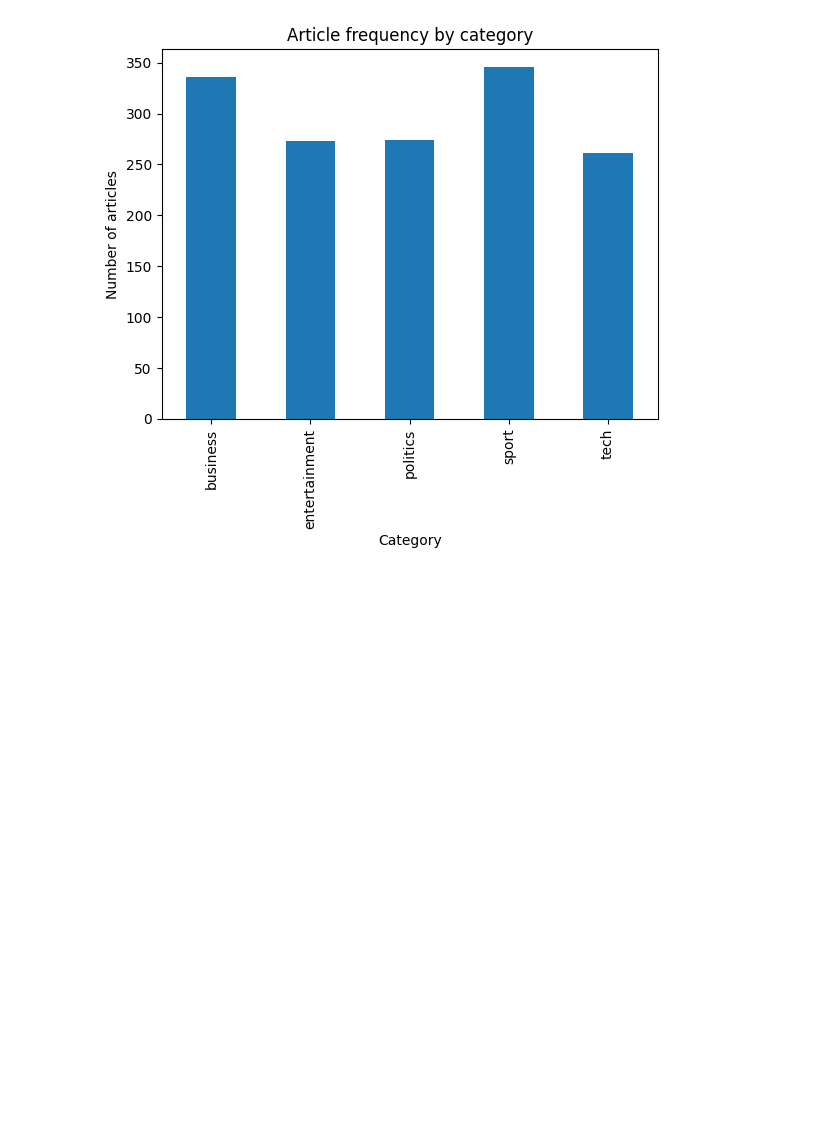
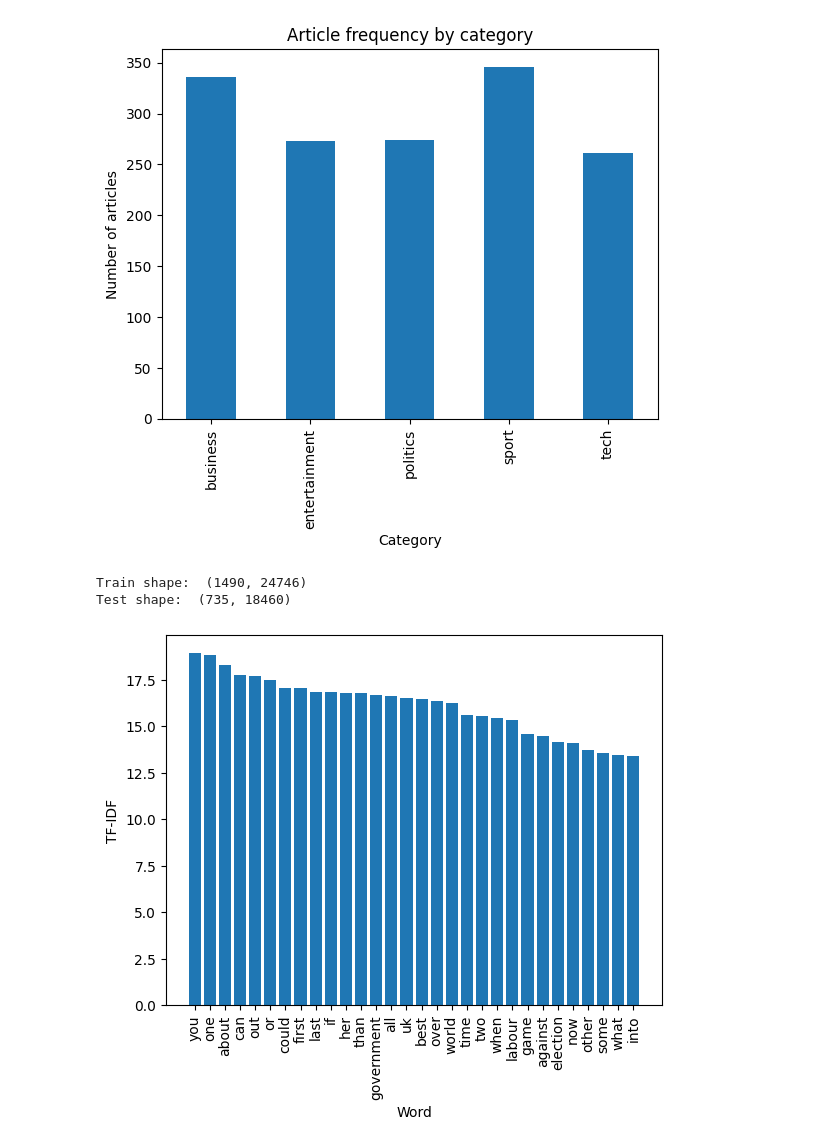
Before and after one commit to yasuomaidana/introduction-to-machine-learning, a Jupyter notebook: Unsupervised Algorithms in Machine Learning/BBC News Classification/BBC text classification.ipynb, the cells around one changed output. Drawn from its saved outputs; the diff is of its cells as text; code cells hidden in the pictures; blank space fills up the shorter version.

Commit message:
COUR-1009: Plotting TF-IDF

```diff
--- a/Unsupervised Algorithms in Machine Learning/BBC News Classification/BBC text classification.ipynb
+++ b/Unsupervised Algorithms in Machine Learning/BBC News Classification/BBC text classification.ipynb
@@ -83,3 +83,37 @@ count_by_labels.plot.bar(title="Article frequency by category", ylabel="Number o
 plt.show()
 # %% [output]
 [figure]
+# %%
+def convert_to_matrix(data:pd.DataFrame):
+    corpus = data["Text"].to_list()
+    vector = TfidfVectorizer()
+    matrix = vector.fit_transform(corpus).todense()
+    return matrix, vector
+
+train_matrix, train_vector = convert_to_matrix(train_data)
+print("Train shape: ", train_matrix.shape)
+
+test_matrix, test_vector = convert_to_matrix(test_data)
+print("Test shape: ", test_matrix.shape)
+# %% [output]
+Train shape:  (1490, 24746)
+Test shape:  (735, 18460)
+# %%
+train_featured_names = train_vector.get_feature_names_out().reshape(1,-1)
+train_word_count = train_matrix.sum(axis=0).reshape(1,-1)
+trainIndex = np.argsort(train_word_count)[0,::-1]
+
+#Plot highest leverage words
+n_to_plot = 30
+
+
+trainPlotNames = train_featured_names[0, trainIndex][0, 50 : 50 + n_to_plot].tolist()
+trainPlotTFIDF = train_word_count[0, trainIndex][0, 50 : 50 + n_to_plot][0,:].tolist()[0]
+
+plt.bar(trainPlotNames,trainPlotTFIDF)
+plt.xticks(rotation=90)
+plt.xlabel("Word")
+plt.ylabel("TF-IDF")
+plt.show()
+# %% [output]
+[figure, added]
```
